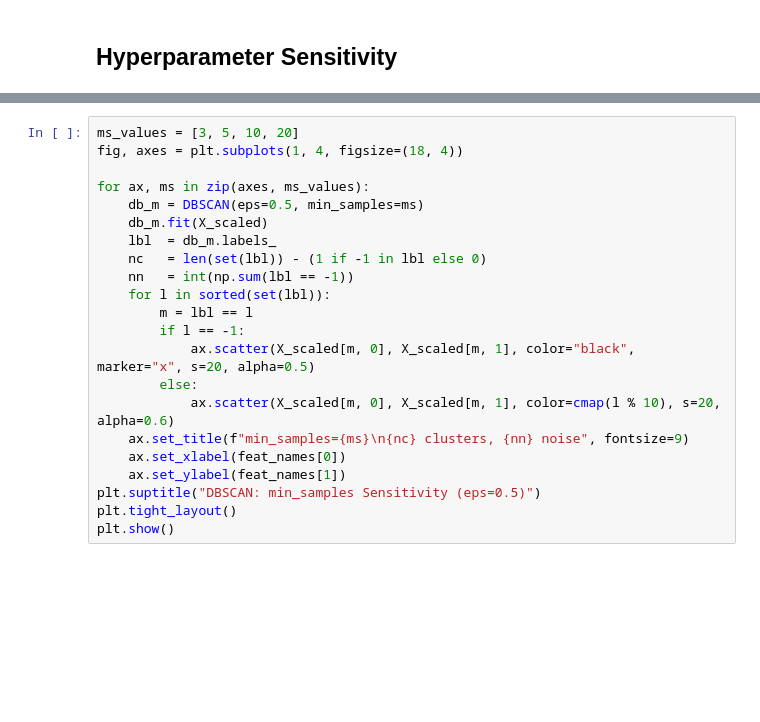
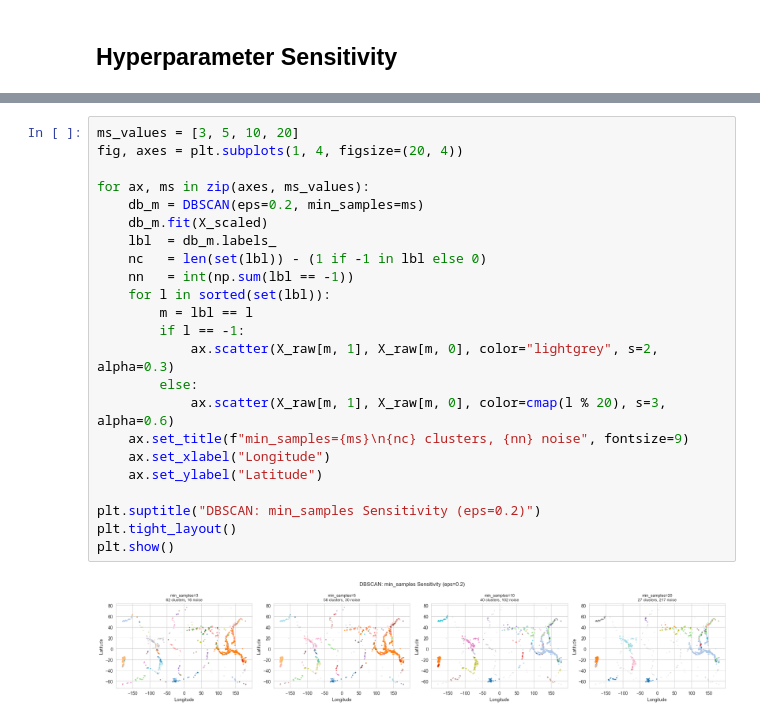
Before and after one commit to ashwinrao1/CMOR438-Spring-2026, a Jupyter notebook: notebooks/unsupervised_learning/DBScan/dbscan_example.ipynb, the cells around one changed output, grey strips where cells are left out. Drawn from its saved outputs; the diff is of its cells as text; blank space fills up the shorter version.

```diff
--- a/notebooks/unsupervised_learning/DBScan/dbscan_example.ipynb
+++ b/notebooks/unsupervised_learning/DBScan/dbscan_example.ipynb
@@ -167,23 +193,26 @@ plt.show()
 # %%
 ms_values = [3, 5, 10, 20]
-fig, axes = plt.subplots(1, 4, figsize=(18, 4))
+fig, axes = plt.subplots(1, 4, figsize=(20, 4))
 
 for ax, ms in zip(axes, ms_values):
-    db_m = DBSCAN(eps=0.5, min_samples=ms)
+    db_m = DBSCAN(eps=0.2, min_samples=ms)
     db_m.fit(X_scaled)
     lbl  = db_m.labels_
     nc   = len(set(lbl)) - (1 if -1 in lbl else 0)
     nn   = int(np.sum(lbl == -1))
     for l in sorted(set(lbl)):
         m = lbl == l
         if l == -1:
-            ax.scatter(X_scaled[m, 0], X_scaled[m, 1], color="black", marker="x", s=20, alpha=0.5)
+            ax.scatter(X_raw[m, 1], X_raw[m, 0], color="lightgrey", s=2, alpha=0.3)
         else:
-            ax.scatter(X_scaled[m, 0], X_scaled[m, 1], color=cmap(l % 10), s=20, alpha=0.6)
+            ax.scatter(X_raw[m, 1], X_raw[m, 0], color=cmap(l % 20), s=3, alpha=0.6)
     ax.set_title(f"min_samples={ms}\n{nc} clusters, {nn} noise", fontsize=9)
-    ax.set_xlabel(feat_names[0])
-    ax.set_ylabel(feat_names[1])
-plt.suptitle("DBSCAN: min_samples Sensitivity (eps=0.5)")
+    ax.set_xlabel("Longitude")
+    ax.set_ylabel("Latitude")
+
+plt.suptitle("DBSCAN: min_samples Sensitivity (eps=0.2)")
 plt.tight_layout()
 plt.show()
+# %% [output]
+[figure, added]
 # %%
```
Also changed, not shown: parts of 9 cells of this notebook.
